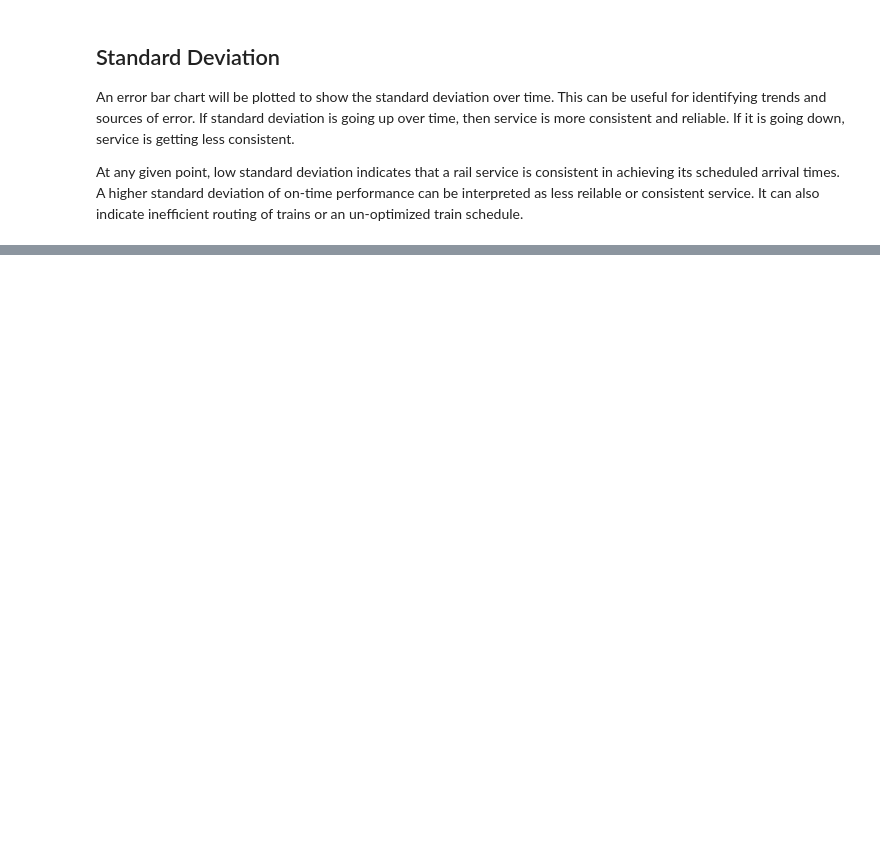
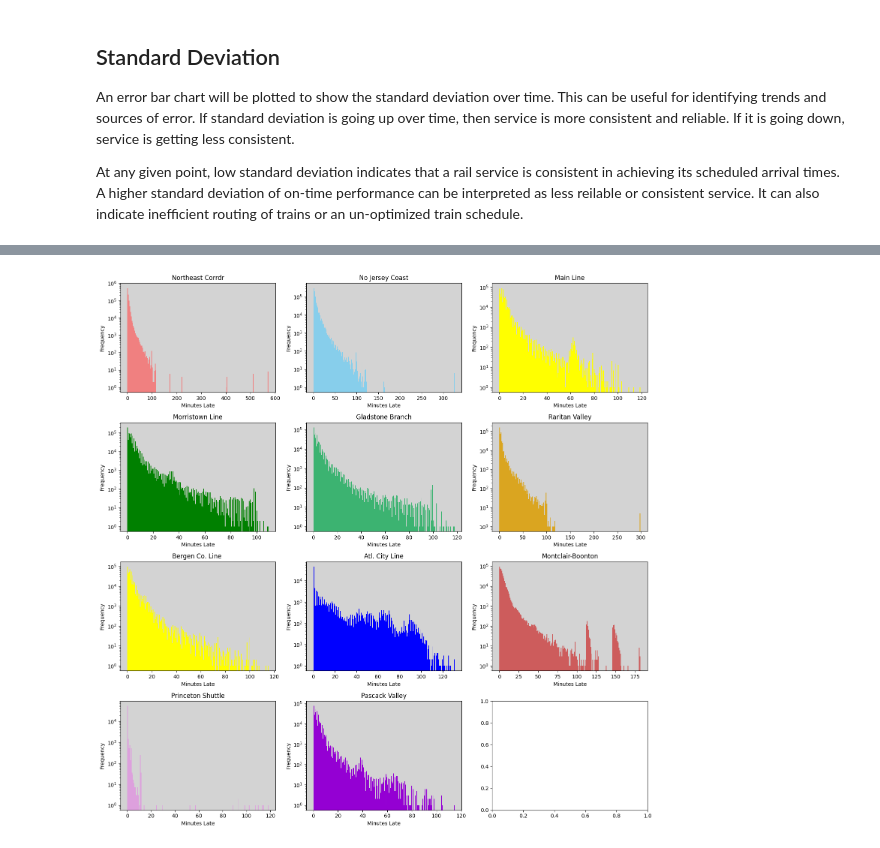
Before and after one commit to d0ugherty/On-Time-Performance-Stats, a Jupyter notebook: on_time_performance.ipynb, the cells around one changed output, grey strips where cells are left out. Saved outputs shown, nothing was run; the diff lists cells and outputs as text; code cells hidden in the pictures; blank space fills up the shorter version.

Commit message:
distributions, final submission

```diff
--- a/on_time_performance.ipynb
+++ b/on_time_performance.ipynb
@@ -136,15 +135,3 @@ plt.show()
-# %%
-nyp_services = all_services[(all_services['to'] == 'New York Penn Station')]
-late_mins = nyp_services[(nyp_services['delay_minutes'] > 6.0) & (nyp_services['delay_minutes'] < 10.0)]['delay_minutes'].to_list()
-#late_mins = nyp_services['delay_minutes'].to_list()
-data = late_mins
-#data = random.sample(late_mins)
-#fig = plt.figure(figsize=(20, 2))
-#plt.hist(data, bins = 250)
-#plt.title('Distribution of Late Arrivals')
-#plt.xlabel('Minutes Late')
-#plt.ylabel('Frequency')
-plt.show()
 # %% [markdown]
 ## Standard Deviation <br>
 An error bar chart will be plotted to show the standard deviation over time. This can be useful for identifying trends and sources of error. If standard deviation is going up over time, then service is more consistent and reliable. If it is going down, service is getting less consistent. <br>
@@ -275,0 +239,22 @@ helper.print_prob_cdf(all_services, 'Hoboken')
+# %%
+#stations = ['New York Penn Station', 'Hoboken', 'Secaucus Upper Lvl', 'Secaucus Lower Lvl', 'Philadelphia', 'Summit', 'Woodbridge','Aberdeen-Matawan', 'Long Branch']
+lines = all_services['line'].unique()
+colors = ['lightcoral','skyblue', 'yellow','green','mediumseagreen','goldenrod','yellow','blue', 'indianred', 'plum', 'darkviolet'] # official NJT line colors lol
+
+fig, axs = plt.subplots(4, 3, figsize=(15, 15))
+
+axs = axs.flatten()
+
+for i, line in enumerate(lines):
+    late_mins = all_services.loc[all_services['line'] == line, 'delay_minutes']
+    data = late_mins.values
+    axs[i].hist(data, bins=200,color=colors[i])
+    axs[i].set_title(line)
+    axs[i].set_xlabel('Minutes Late')
+    axs[i].set_ylabel('Frequency')
+    axs[i].set_yscale('log')
+    axs[i].set_facecolor('lightgray')
+fig.tight_layout()
+plt.show()
+# %% [output]
+[figure, added]
```
Also changed, not shown: parts of 13 cells of this notebook.
